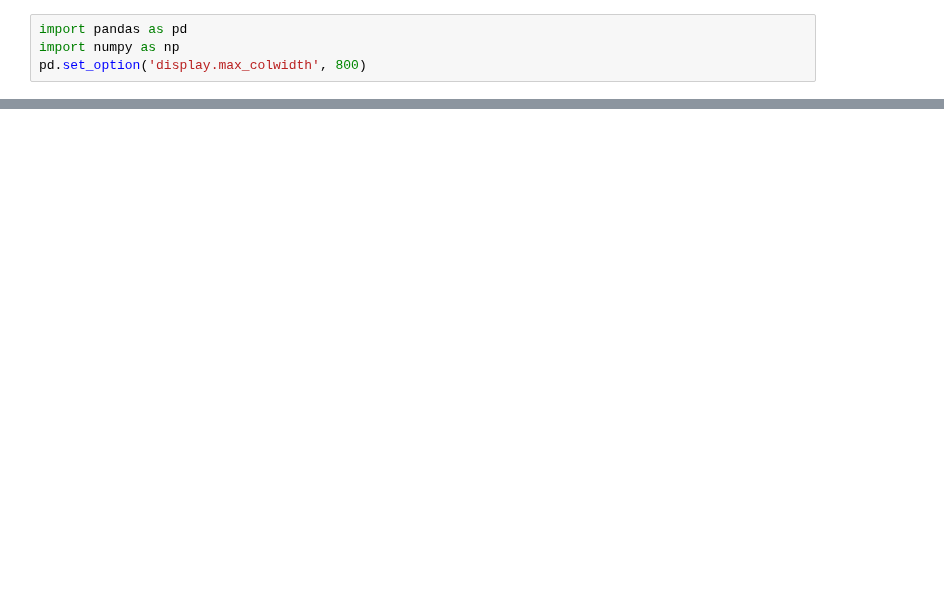
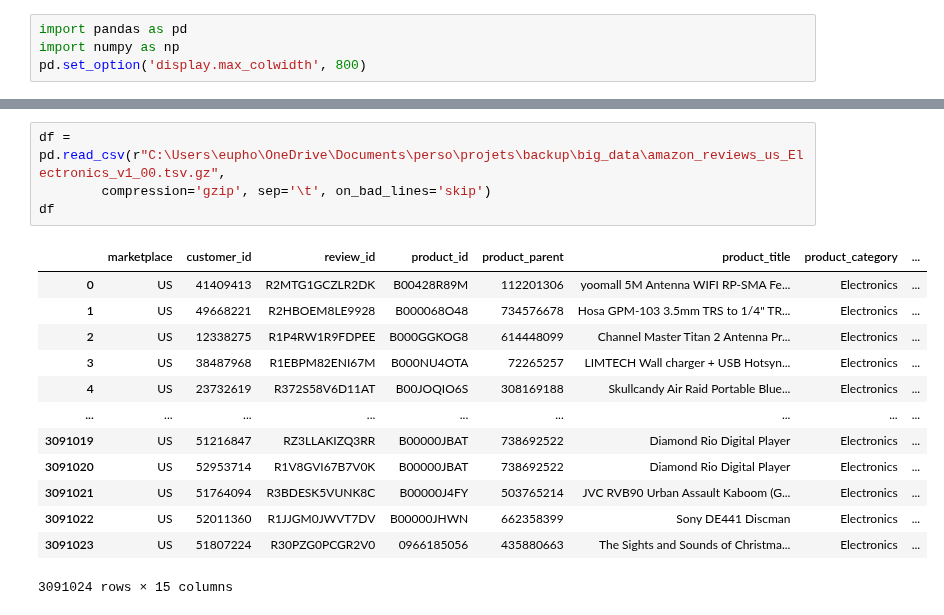
Before and after one commit to lolodino77/classification_texte_articles, a Jupyter notebook: sources/create_dataset/preprocess_kaggle_data.ipynb, the cells around one changed output, grey strips where cells are left out. Cells and saved outputs as stored; diff of their text form; blank space fills up the shorter version.

```diff
--- a/sources/create_dataset/preprocess_kaggle_data.ipynb
+++ b/sources/create_dataset/preprocess_kaggle_data.ipynb
@@ -5 +51,19 @@ pd.set_option('display.max_colwidth', 800)
+# %%
+df = pd.read_csv(r"C:\Users\eupho\OneDrive\Documents\perso\projets\backup\big_data\amazon_reviews_us_Electronics_v1_00.tsv.gz",
+        compression='gzip', sep='\t', on_bad_lines='skip')
+df
+# %% [output]
+|  | marketplace | customer_id | review_id | product_id | product_parent | product_title | product_category | ... |
+| 0 | US | 41409413 | R2MTG1GCZLR2DK | B00428R89M | 112201306 | yoomall 5M Antenna WIFI RP-SMA Fe... | Electronics | ... |
+| 1 | US | 49668221 | R2HBOEM8LE9928 | B000068O48 | 734576678 | Hosa GPM-103 3.5mm TRS to 1/4" TR... | Electronics | ... |
+| 2 | US | 12338275 | R1P4RW1R9FDPEE | B000GGKOG8 | 614448099 | Channel Master Titan 2 Antenna Pr... | Electronics | ... |
+| 3 | US | 38487968 | R1EBPM82ENI67M | B000NU4OTA | 72265257 | LIMTECH Wall charger + USB Hotsyn... | Electronics | ... |
+| 4 | US | 23732619 | R372S58V6D11AT | B00JOQIO6S | 308169188 | Skullcandy Air Raid Portable Blue... | Electronics | ... |
+| ... | ... | ... | ... | ... | ... | ... | ... | ... |
+| 3091019 | US | 51216847 | RZ3LLAKIZQ3RR | B00000JBAT | 738692522 | Diamond Rio Digital Player | Electronics | ... |
+| 3091020 | US | 52953714 | R1V8GVI67B7V0K | B00000JBAT | 738692522 | Diamond Rio Digital Player | Electronics | ... |
+| 3091021 | US | 51764094 | R3BDESK5VUNK8C | B00000J4FY | 503765214 | JVC RVB90 Urban Assault Kaboom (G... | Electronics | ... |
+| 3091022 | US | 52011360 | R1JJGM0JWVT7DV | B00000JHWN | 662358399 | Sony DE441 Discman | Electronics | ... |
+| 3091023 | US | 51807224 | R30PZG0PCGR2V0 | 0966185056 | 435880663 | The Sights and Sounds of Christma... | Electronics | ... |
+3091024 rows × 15 columns
 # %%
```
Also changed, not shown: parts of 3 cells of this notebook, 54 other files.
